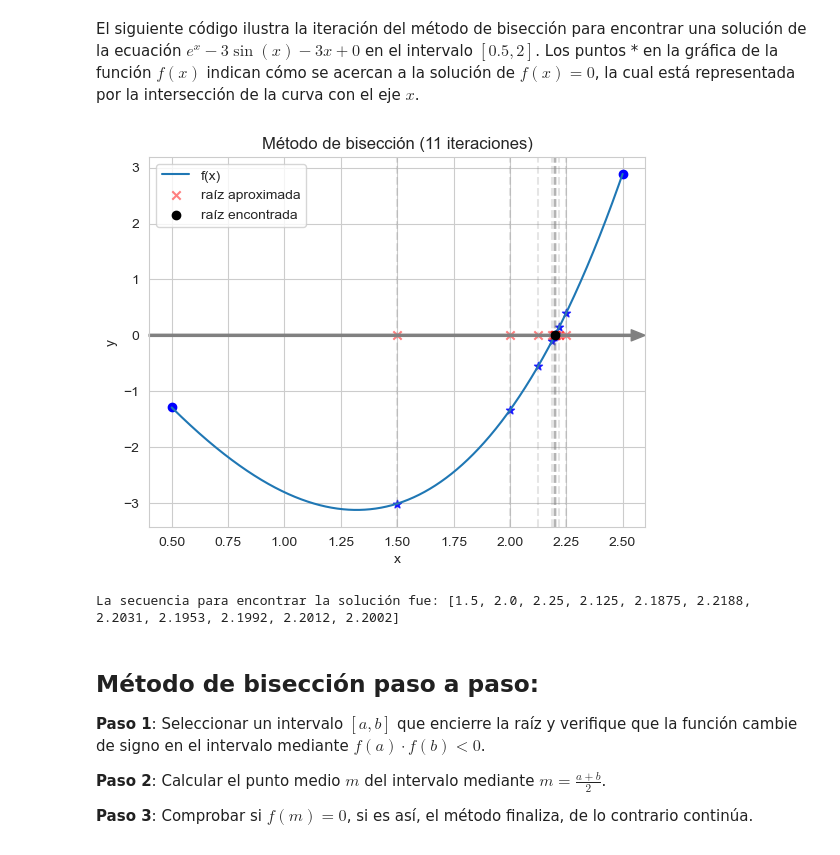
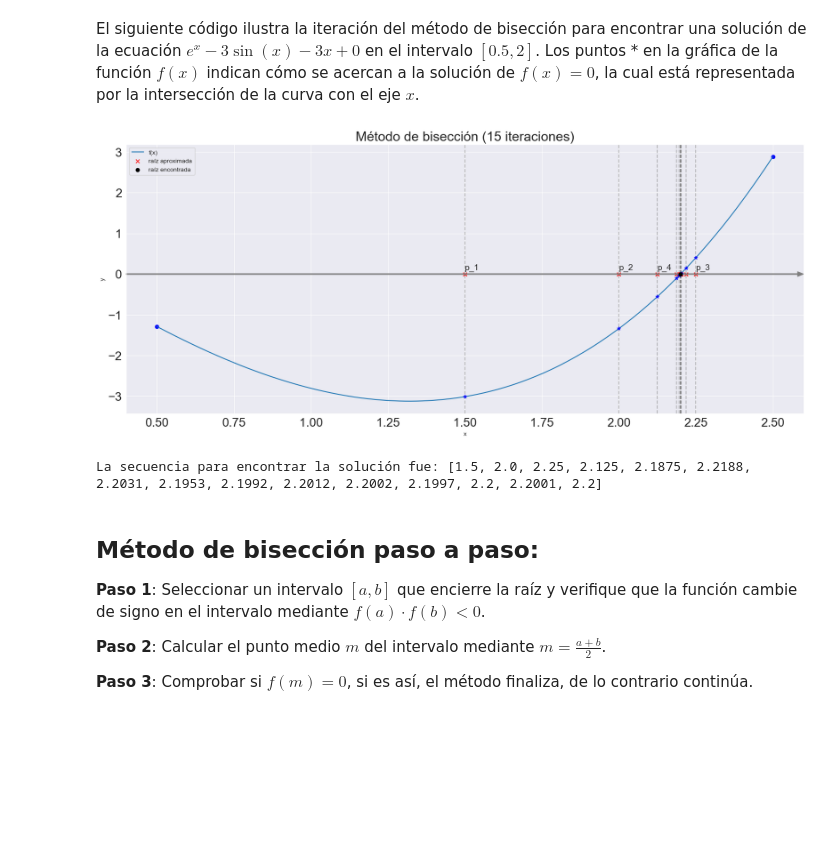
Before and after one commit to caramirezs/MetNum_librodigital, a Jupyter notebook: 1_Ecuaciones_de_una_variable/1.1_Metodo_biseccion.ipynb, the cells around one changed output. Cells and saved outputs as stored; diff of their text form; code cells hidden in the pictures; blank space fills up the shorter version.

```diff
--- a/1_Ecuaciones_de_una_variable/1.1_Metodo_biseccion.ipynb
+++ b/1_Ecuaciones_de_una_variable/1.1_Metodo_biseccion.ipynb
@@ -139,69 +122,76 @@ f = lambda x: np.e**x - 3*np.sin(x) - 3*x
 # Definir el intervalo, tolerancia y No. máximo de iteraciones
 a, b = 0.5, 2.5
 tolerancia = 1e-4
-max_ite = 10
+max_ite = 100
 
 # Crea un arreglo de valores x equiespaciados entre x_i y x_f con una longitud de num.
 x = np.linspace(a, b, 1000)
 # Inicializar la lista de aproximaciones
 lista_sol = list()
 
+
+sns.set_style('darkgrid') # Agrega el estilo "dark" de Seaborn
 # Crea una figura y un objeto de ejes (axis) utilizando matplotlib.
 # figsize se utiliza para establecer el tamaño de la figura.
-fig, ax = plt.subplots()
-
+fig, ax = plt.subplots(figsize=(20, 8))
 # Graficar la función
 ax.plot(x, f(x), label='f(x)')
 ax.scatter(a, f(a), color='blue')
 ax.scatter(b, f(b), color='blue')
 
 # Iterar hasta que la tolerancia sea alcanzada o se supere el número máximo de iteraciones
-ite = 0
+ite = 1
 while ite <= max_ite:
     # Calcular el punto medio del intervalo
-    c = (a + b) / 2
+    p_i = (a + b) / 2
     # Agregar c a la lista de aproximaciones
-    lista_sol.append(round(c,4))
+    lista_sol.append(round(p_i,4))
 
-    # Graficar la línea vertical en c y el punto en la grafica
-    ax.axvline(x=c, linestyle='--', color='gray', alpha=0.2)
-    ax.scatter(c, f(c), color='blue', alpha=0.8, marker='*')
-    ax.scatter(c, 0, color='red', alpha=0.5, marker='x')
+    # Graficar la línea vertical en p_i y el punto en la grafica
+    ax.axvline(x=p_i, linestyle='--', color='gray', alpha=0.5, zorder=2)
+    ax.scatter(p_i, f(p_i), color='blue', alpha=0.8, marker='*', zorder=3)
+    ax.scatter(p_i, 0, color='red', alpha=1, marker='x', zorder=2)
+    # texto
+    if ite <= 4:
+        plt.text(p_i, 0.1, f"p_{ite}", fontsize=14)
     # Actualizar el intervalo
-    if f(c) == 0:
+    if f(p_i) == 0:
         break
-    elif f(a)*f(c) < 0:
-        b = c
-    elif f(b)*f(c) < 0:
-        a = c
+    elif f(a)*f(p_i) < 0:
+        b = p_i
+    else:
+        a = p_i
 
     if abs(b-a) < tolerancia:
         break
 
     ite += 1
 
 # Graficar el punto final encontrado
-ax.scatter(c, 0, color='red', alpha=0.5, marker='x', label='raíz aproximada')
-ax.scatter(c, f(c), color='black', label='raíz encontrada', zorder=3)
+ax.scatter(p_i, 0, color='red', alpha=0.8, marker='x', label='raíz aproximada')
+ax.scatter(p_i, f(p_i), color='black', label='raíz encontrada', zorder=3)
 
 ### EJES ###
 # Obtiene los límites inferior y superior de x y y de los ejes del objeto de ejes.
 xmin, xmax = ax.get_xlim()
 ymin, ymax = ax.get_ylim()
+# label size de los ejes
+ax.tick_params(labelsize=20, axis='x')
+ax.tick_params(labelsize=20, axis='y')
 # Agrega flechas a los ejes x e y para indicar su dirección.
 ax.annotate("", xy=(xmax, 0), xytext=(xmin, 0), arrowprops=dict(color='gray', width=1.5, headwidth=8, headlength=10), zorder=2)
 ax.annotate("", xy=(0, ymax), xytext=(0, ymin), arrowprops=dict(color='gray', width=1.5, headwidth=8, headlength=10), zorder=2)
 
 # Configurar la gráfica
 plt.legend()
 plt.xlabel('x')
 plt.ylabel('y')
-plt.title(f'Método de bisección ({ite} iteraciones)')
+plt.title(f'Método de bisección ({ite} iteraciones)', fontsize=22)
 plt.show()
 print(f'La secuencia para encontrar la solución fue: {lista_sol}')
 # %% [output]
-[figure, old version]
+[figure, new version]
-La secuencia para encontrar la solución fue: [1.5, 2.0, 2.25, 2.125, 2.1875, 2.2188, 2.2031, 2.1953, 2.1992, 2.2012, 2.2002]
+La secuencia para encontrar la solución fue: [1.5, 2.0, 2.25, 2.125, 2.1875, 2.2188, 2.2031, 2.1953, 2.1992, 2.2012, 2.2002, 2.1997, 2.2, 2.2001, 2.2]
 # %% [markdown]
 ## Método de bisección paso a paso:
 
```
Also changed, not shown: parts of 3 cells of this notebook, 2 other files.
